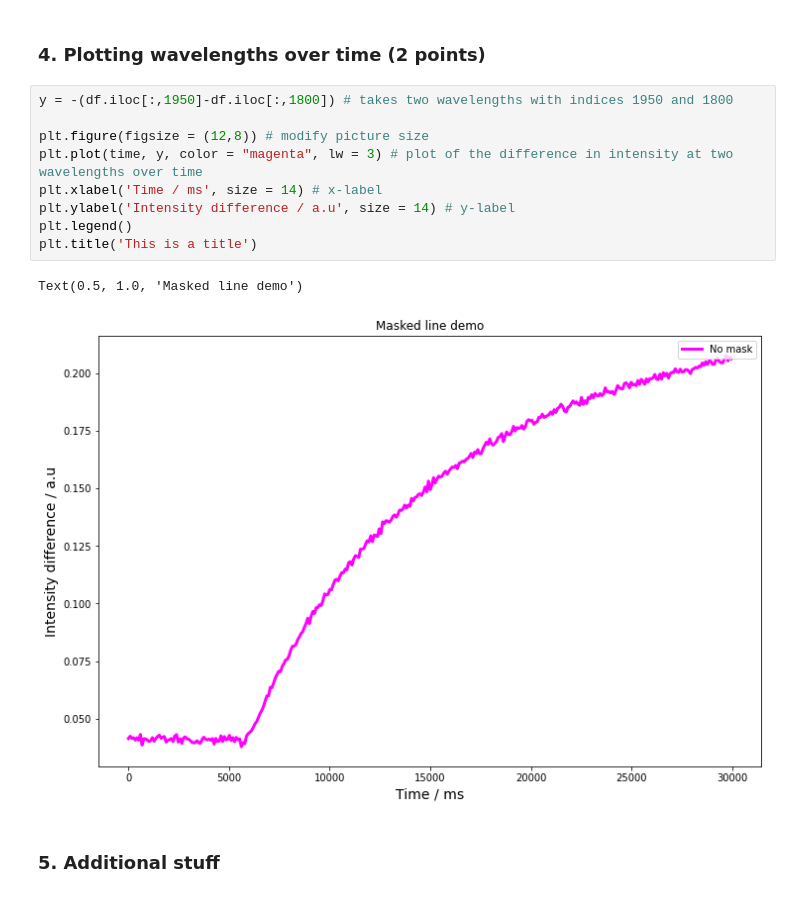
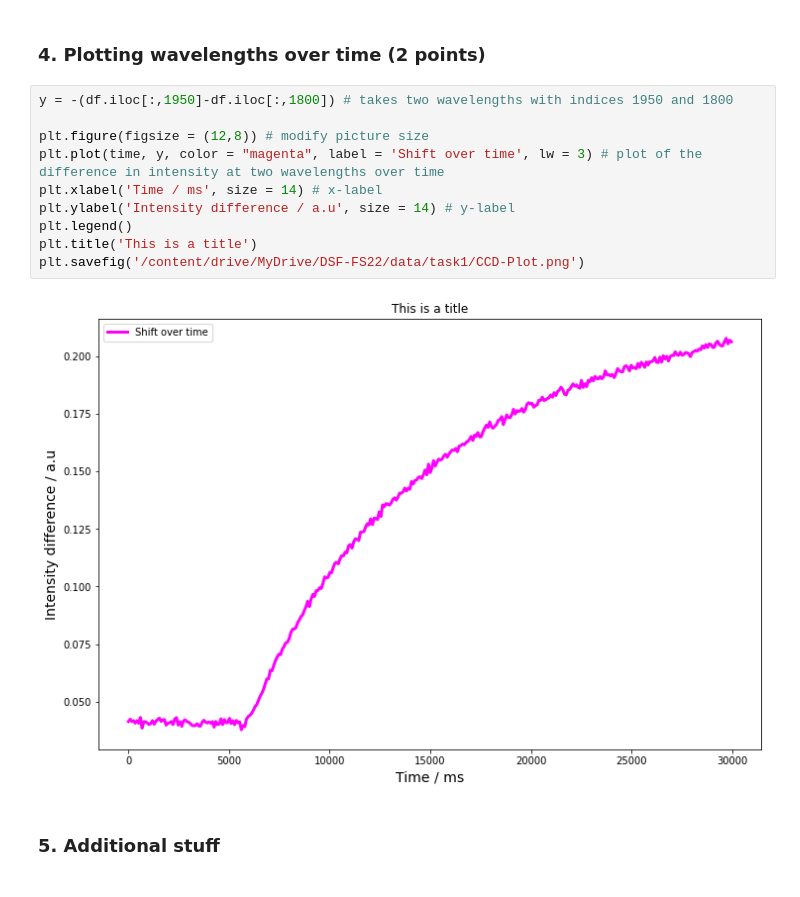
Before and after one commit to marco-finger/DSF-FS22-MarcoFinger, a Jupyter notebook: CodingTask1.ipynb, the cells around one changed output. Drawn from its saved outputs; the diff is of its cells as text.

```diff
--- a/CodingTask1.ipynb
+++ b/CodingTask1.ipynb
@@ -306,15 +306,15 @@ See the caveats in the documentation: https://pandas.pydata.org/pandas-docs/stab
 # %%
 y = -(df.iloc[:,1950]-df.iloc[:,1800]) # takes two wavelengths with indices 1950 and 1800
 
 plt.figure(figsize = (12,8)) # modify picture size
-plt.plot(time, y, color = "magenta", lw = 3) # plot of the difference in intensity at two wavelengths over time
+plt.plot(time, y, color = "magenta", label = 'Shift over time', lw = 3) # plot of the difference in intensity at two wavelengths over time
 plt.xlabel('Time / ms', size = 14) # x-label
 plt.ylabel('Intensity difference / a.u', size = 14) # y-label
 plt.legend()
 plt.title('This is a title')
+plt.savefig('/content/drive/MyDrive/DSF-FS22/data/task1/CCD-Plot.png')
 # %% [output]
-Text(0.5, 1.0, 'Masked line demo')
-[figure, old version]
+[figure, new version]
 # %% [markdown]
 ### 5. Additional stuff
 # %%
```
Also changed, not shown: parts of 4 cells of this notebook.
